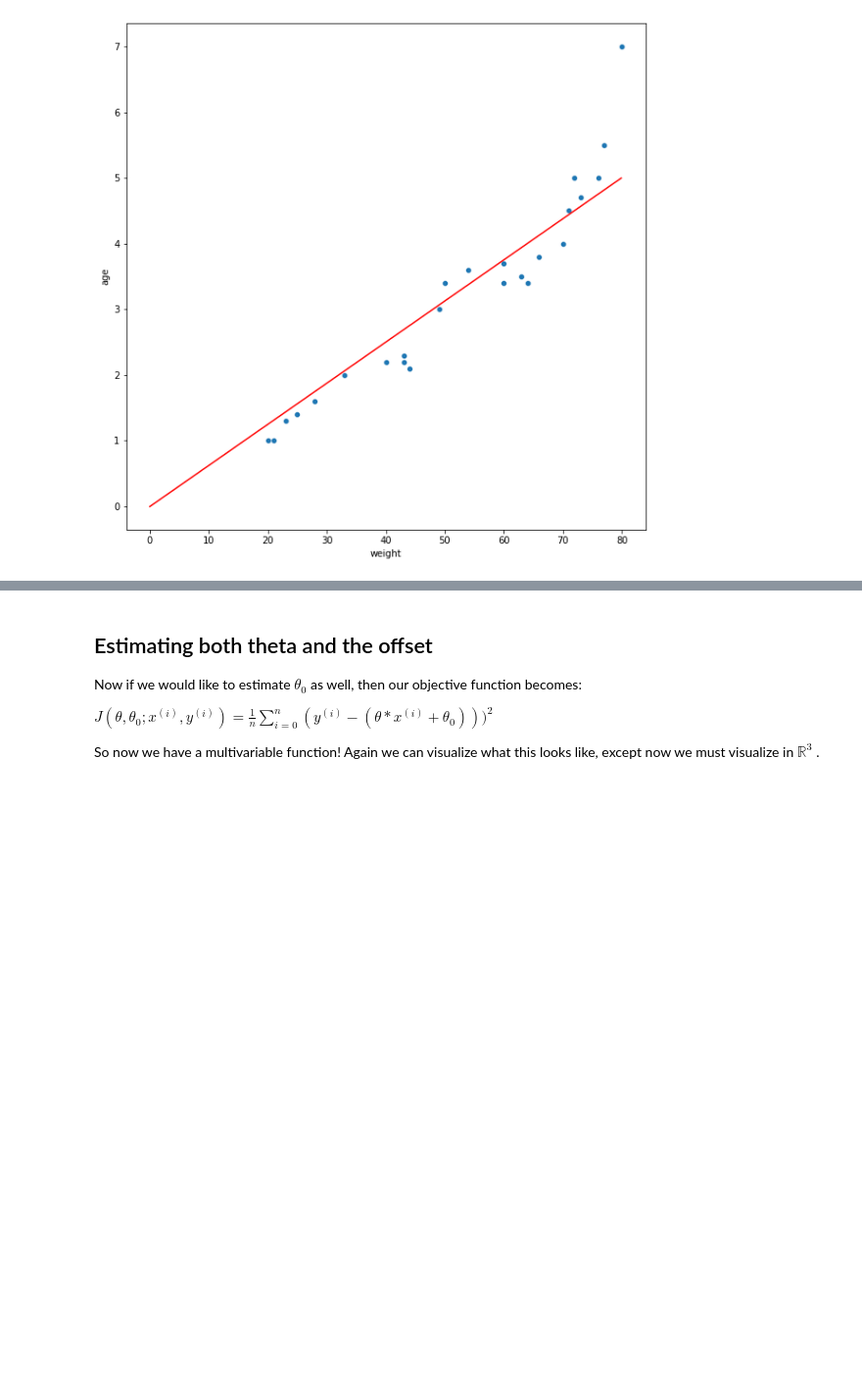
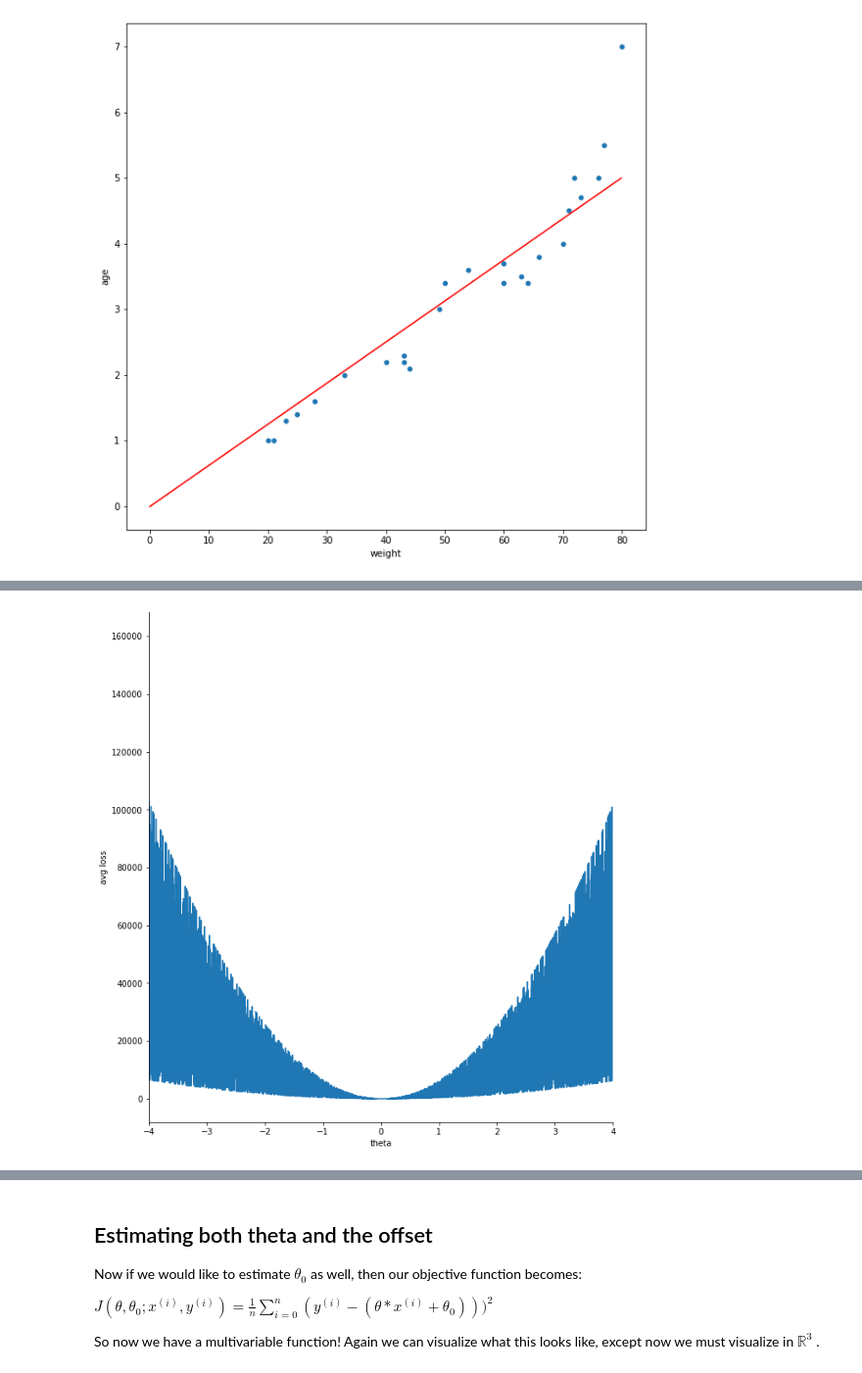
Before and after one commit to amadeovezz/data-sci, a Jupyter notebook: ml/tutorials/regression/linear.ipynb, the cells around one changed output, grey strips where cells are left out. Shown at 98% size. Cells and saved outputs as stored; diff of their text form; code cells hidden in the pictures; blank space fills up the shorter version.

```diff
--- a/ml/tutorials/regression/linear.ipynb
+++ b/ml/tutorials/regression/linear.ipynb
@@ -313,0 +346,18 @@ Another major issue with our algorithm is ... wip
+# %%
+potential_theta_values = np.arange(-5,5,.001)
+
+def loss(t: float) -> float:
+    model = models.LinearRegression(theta=np.array([t]))
+    i = random.randint(0, len(training_data) - 1)
+    loss = validate.avg_loss(model, training_data[i], labels)
+    return loss
+
+
+loss_f = np.vectorize(loss)
+
+plot = sns.relplot(x=potential_theta_values,y=loss_f(potential_theta_values), kind="line", facet_kws=dict(sharex=False))
+plot.set(xlabel ="theta", ylabel = "avg loss")
+plot.axes[0,0].set_xlim(-4,4)
+plot.fig.set_size_inches(10,10)
+# %% [output]
+[figure, added]
```
Also changed, not shown: parts of 10 cells of this notebook, 1 other file.
